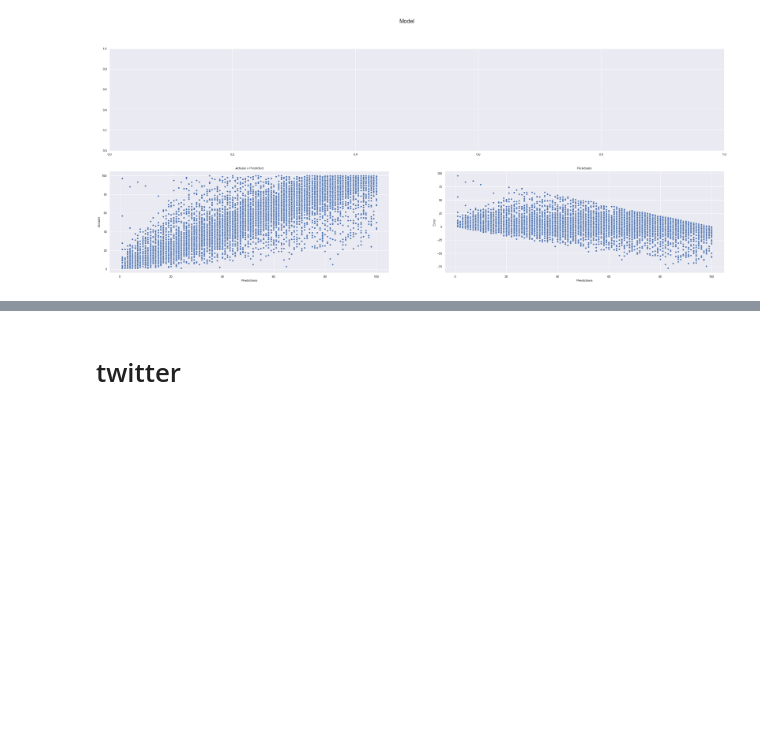
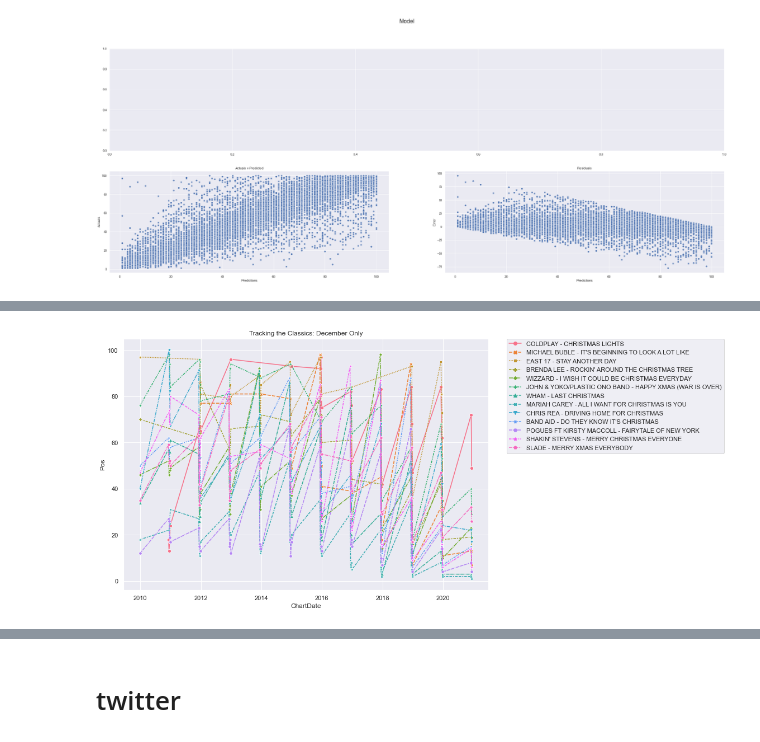
Before and after one commit to MasterAir/christmas_jamboree, a Jupyter notebook: 2_ChartPos_EDA.ipynb, the cells around one changed output, grey strips where cells are left out. Drawn from its saved outputs; the diff is of its cells as text; code cells hidden in the pictures; blank space fills up the shorter version.

```diff
--- a/2_ChartPos_EDA.ipynb
+++ b/2_ChartPos_EDA.ipynb
@@ -296,0 +355,18 @@ def plot_results(preds, actuals, title=f"Model", show_mae_plot=False):
+# %%
+df_latesthits = df[df["ARTIST_AND_SONG"].isin(classics)]
+df_latesthits = df_latesthits[df_latesthits["ChartMonth"]==12]
+
+df_latesthits = df_latesthits.sort_values(["RANK", "ChartDate"])
+
+sns.lineplot(data = df_latesthits[df_latesthits["ChartDate"]>dt.datetime(2009,1,1)],
+x = "ChartDate",
+y = "Pos",
+style="ARTIST_AND_SONG", hue="ARTIST_AND_SONG", markers=True, )
+
+# Put the legend out of the figure
+plt.legend(bbox_to_anchor=(1.05, 1), loc=2, borderaxespad=0.)
+
+plt.title("Tracking the Classics: December Only")
+plt.show()
+# %% [output]
+[figure, added]
```
Also changed, not shown: parts of 7 cells of this notebook.
